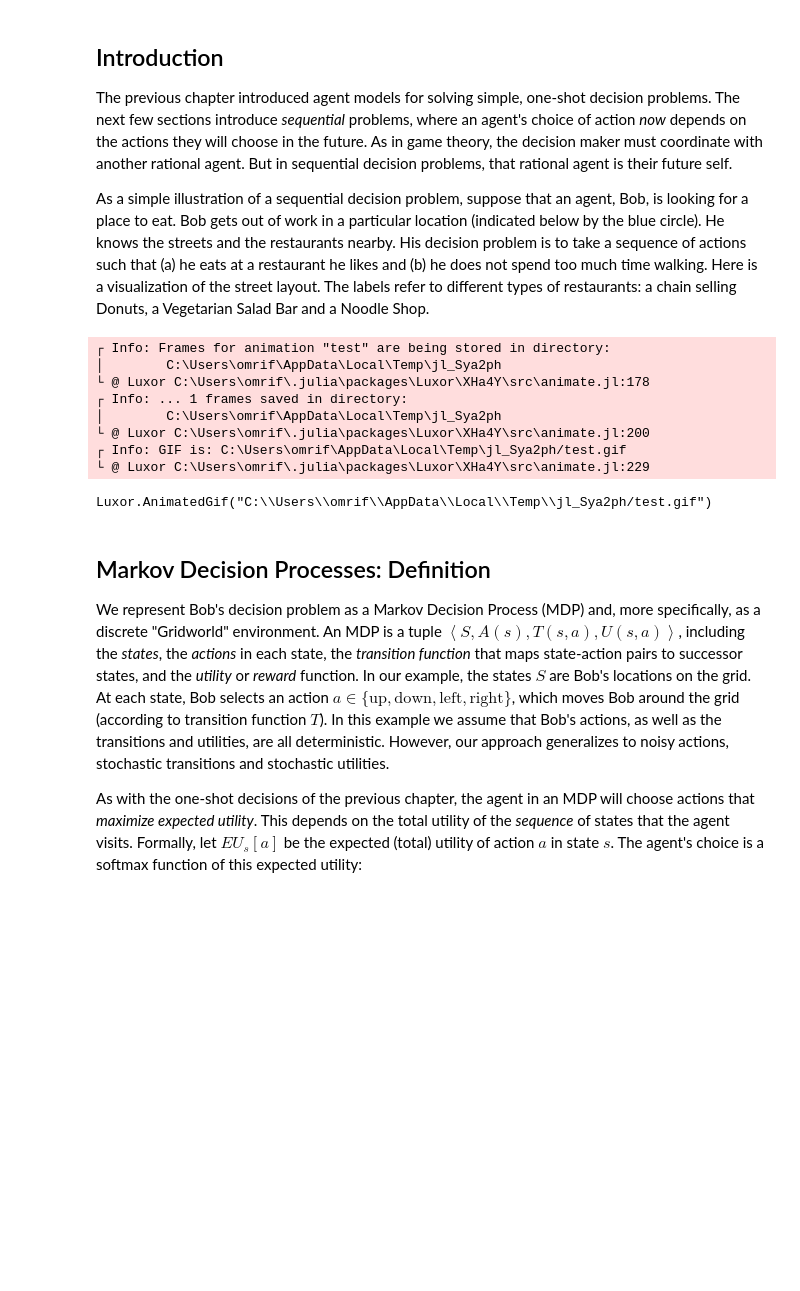
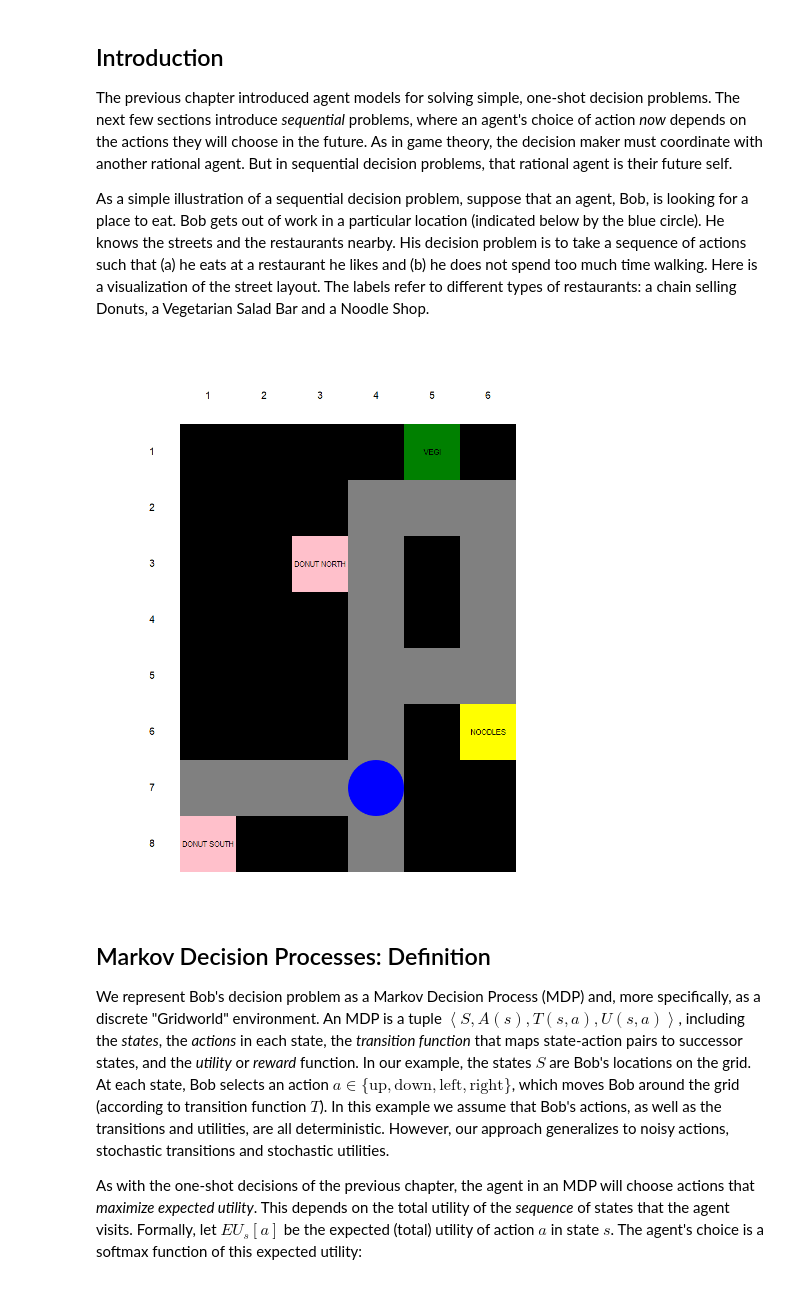
Before and after one commit to Roeezz/AgentModelsJulia, a Jupyter notebook: notebook/3a-mdp.ipynb, the cells around one changed output. Drawn from its saved outputs; the diff is of its cells as text; code cells hidden in the pictures; blank space fills up the shorter version.

Commit message:
replace the use of Movie with use of Darwing in drawing the first borad also change some fonts in the drawings

```diff
--- a/notebook/3a-mdp.ipynb
+++ b/notebook/3a-mdp.ipynb
@@ -20,78 +18,72 @@ grid_world = [
     "___" "___" "___" "___" "#" "#";
     "DS" "#" "#" "___" "#" "#";
 ]
-traj = [[7,4]]
+
+grid_size = size(grid_world)
+agent_state = [7,4]
+
 grid_world_colors = Dict(
     "DS" => "pink",
     "DN" => "pink",
     "V" => "green",
     "N" => "yellow",
     "___"=> "gray",
     "#" => "black"
 )
 
 grid_world_names = Dict(
     "DS" => "DONUT SOUTH",
     "DN" => "DONUT NORTH",
     "V" => "VEGI",
     "N" => "NOODLES",
     "___"=> "",
     "#" => ""
 )
 
 function get_state(n)
     row = (n-1) ÷ (grid_size[2] + 1)
     col = (n-1) % (grid_size[2] + 1)
     return [row, col]
 end
 
-demo = Movie(800, 1000, "test", 1:length(traj))
-function backdrop(scene, framenumber)
-    background("white")
+function get_tile(state)
+    return grid_world[state...]
 end
 
-function frame(scene, framenumber)
-    tiles = Tiler(700, 900, 9, 7, margin=0)
-    agent_state = traj[framenumber]
-    for (pos, n) in tiles
-        state = get_state(n)
-        if state[1] == 0 || state[2] == 0
-            if state != [0,0]
-                fontsize(18)
-                sethue("black")
-                textcentered(string(max(state...)), pos + Point(0, 5))
-            end
-            continue
+Drawing(800, 1000, :png)
+origin()
+background("white")
+label("what")
+
+tiles = Tiler(700, 900, 9, 7, margin=0)
+for (pos, n) in tiles
+    state = get_state(n)
+    if state[1] == 0 || state[2] == 0
+        if state != [0,0]
+            fontsize(18)
+            fontface("")
+            sethue("black")
+            textcentered(string(max(state...)), pos + Point(0, 5))
         end
-        tile = get_tile(state)
-        sethue(grid_world_colors[tile])
-        box(pos, tiles.tilewidth, tiles.tileheight, :fill)
-        fontsize(13)
-        sethue("black")
-        textcentered(grid_world_names[tile], pos + Point(0, 5))
-        if (state == agent_state)
-            sethue("blue")
-            circle(pos, min(tiles.tilewidth, tiles.tileheight) / 2, :fill)
-        end
+        continue
+    end
+    tile = get_tile(state)
+    sethue(grid_world_colors[tile])
+    box(pos, tiles.tilewidth, tiles.tileheight, :fill)
+    fontsize(13)
+    fontface("Cambria Bold")
+    sethue("black")
+    textcentered(grid_world_names[tile], pos + Point(0, 5))
+    if (state == agent_state)
+        sethue("blue")
+        circle(pos, min(tiles.tilewidth, tiles.tileheight) / 2, :fill)
     end
 end
 
-animate(demo, [
-    Scene(demo, backdrop),
-    Scene(demo, frame)
-    ],
-    framerate=5,
-    creategif=true)
+finish()
+preview()
 # %% [output]
-┌ Info: Frames for animation "test" are being stored in directory:
-│        C:\Users\omrif\AppData\Local\Temp\jl_Sya2ph
-└ @ Luxor C:\Users\omrif\.julia\packages\Luxor\XHa4Y\src\animate.jl:178
-┌ Info: ... 1 frames saved in directory:
-│        C:\Users\omrif\AppData\Local\Temp\jl_Sya2ph
-└ @ Luxor C:\Users\omrif\.julia\packages\Luxor\XHa4Y\src\animate.jl:200
-┌ Info: GIF is: C:\Users\omrif\AppData\Local\Temp\jl_Sya2ph/test.gif
-└ @ Luxor C:\Users\omrif\.julia\packages\Luxor\XHa4Y\src\animate.jl:229
-Luxor.AnimatedGif("C:\\Users\\omrif\\AppData\\Local\\Temp\\jl_Sya2ph/test.gif")
+[figure, added]
 # %% [markdown]
 <a id="mdp"></a>
 
```
Also changed, not shown: parts of 3 cells of this notebook.
